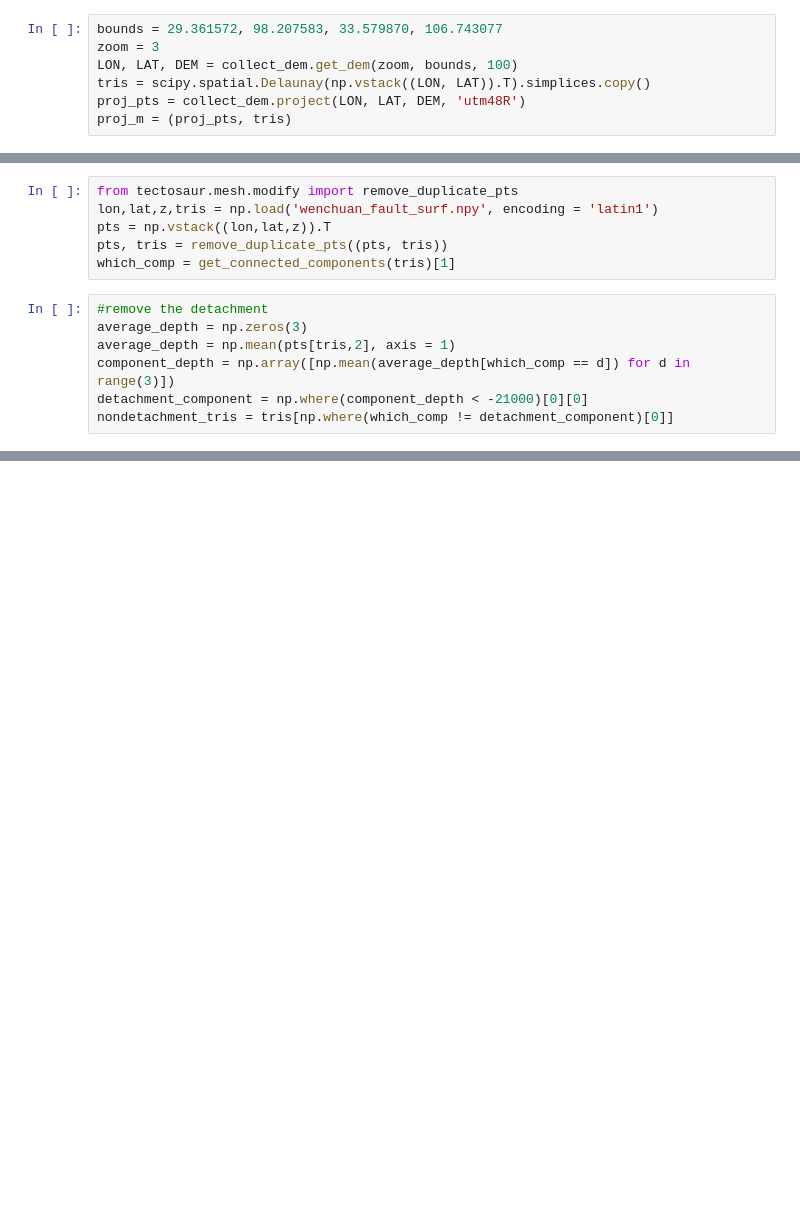
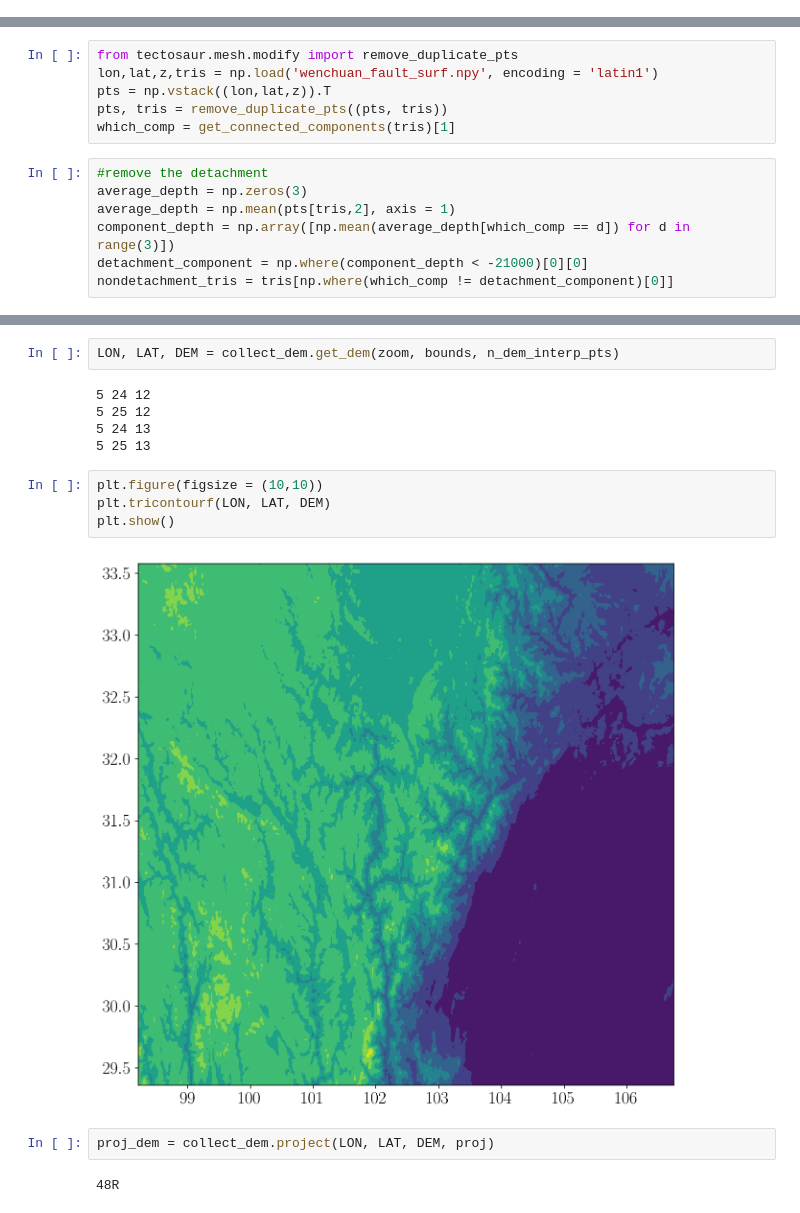
Before and after one commit to tbenthompson/topo_paper, a Jupyter notebook: jupyter/wenchuan/wenchuan.ipynb, the cells around one changed output, grey strips where cells are left out. Cells and saved outputs as stored; diff of their text form; blank space fills up the shorter version.

```diff
--- a/jupyter/wenchuan/wenchuan.ipynb
+++ b/jupyter/wenchuan/wenchuan.ipynb
@@ -24,7 +16,0 @@ def get_connected_components(tris):
-# %%
-bounds = 29.361572, 98.207583, 33.579870, 106.743077
-zoom = 3
-LON, LAT, DEM = collect_dem.get_dem(zoom, bounds, 100)
-tris = scipy.spatial.Delaunay(np.vstack((LON, LAT)).T).simplices.copy()
-proj_pts = collect_dem.project(LON, LAT, DEM, 'utm48R')
-proj_m = (proj_pts, tris)
@@ -53,0 +231,17 @@ fault_m = (fault_pts, new_tris)
+# %%
+LON, LAT, DEM = collect_dem.get_dem(zoom, bounds, n_dem_interp_pts)
+# %% [output]
+5 24 12
+5 25 12
+5 24 13
+5 25 13
+# %%
+plt.figure(figsize = (10,10))
+plt.tricontourf(LON, LAT, DEM)
+plt.show()
+# %% [output]
+[figure, added]
+# %%
+proj_dem = collect_dem.project(LON, LAT, DEM, proj)
+# %% [output]
+48R
```
Also changed, not shown: parts of 30 cells of this notebook, 4 other files.
